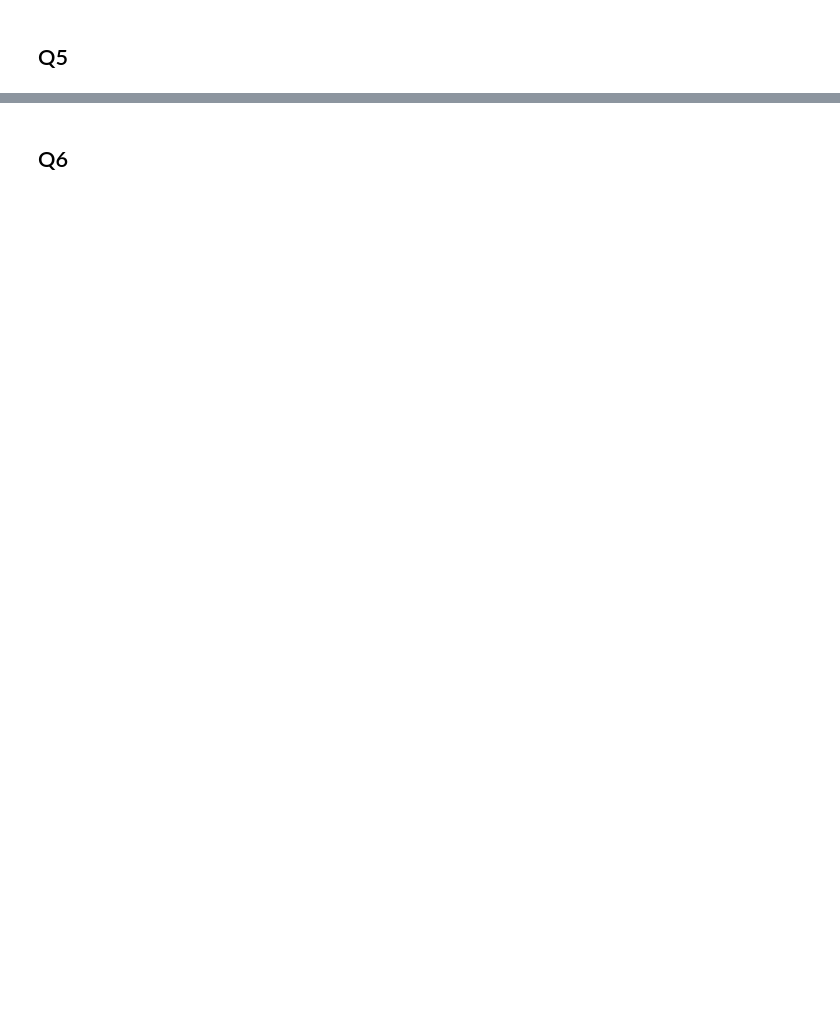
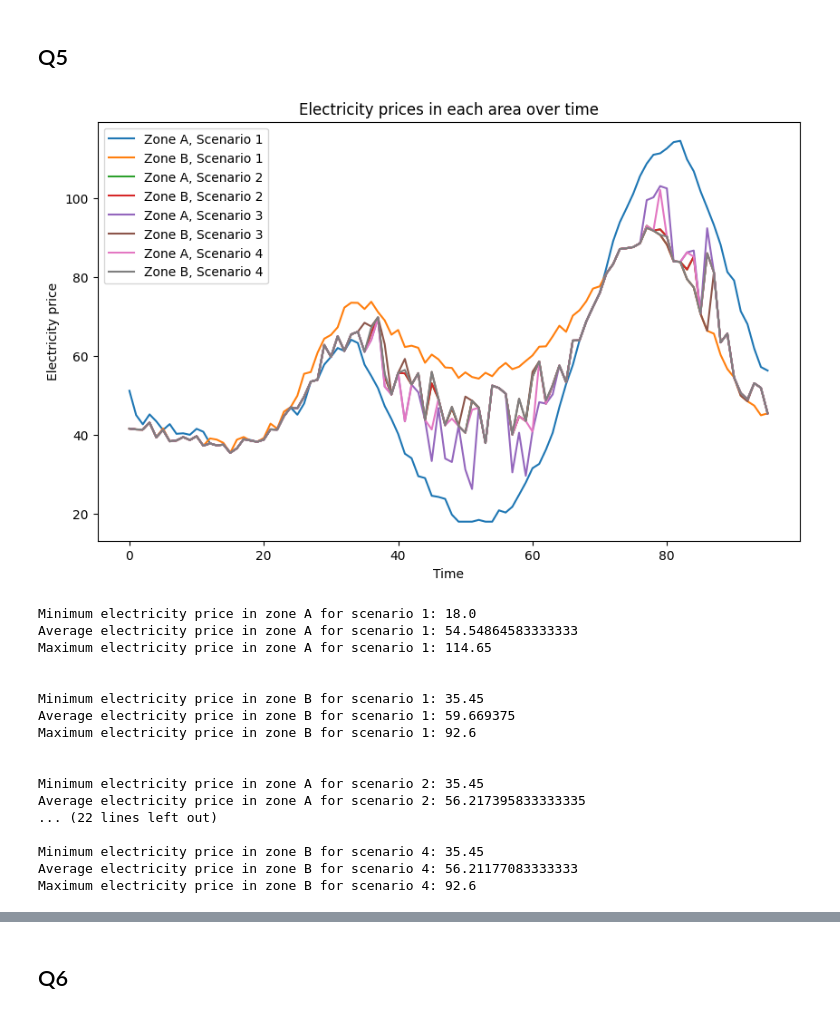
Before and after one commit to zeskeertwee/5XWA0_assignment2, a Jupyter notebook: main.ipynb, the cells around one changed output, grey strips where cells are left out. Drawn from its saved outputs; the diff is of its cells as text; code cells hidden in the pictures; blank space fills up the shorter version.

```diff
--- a/main.ipynb
+++ b/main.ipynb
@@ -251,7 +292,7 @@ for i in [3,4]:
 # electricity price and supply and demand volumes in each area over time in Scenarios 1-4
 
 # solve model
-solver = pyomo.SolverFactory('gurobi')
+solver = pyomo.SolverFactory('gurobi_direct')
 electricity_results = {}
 supply_results = {}
 demand_results = {}
@@ -278,30 +319,49 @@ zone_name = {
 plt.figure(figsize=(10,6))
 for i, params in scenarios.items():
     for z in model.Z:
         plt.plot([electricity_results[i][z][t] for t in model.T], label=f"Zone {zone_name[z]}, Scenario {i}")
 plt.xlabel('Time')
 plt.ylabel('Electricity price')
 plt.title('Electricity prices in each area over time')
 plt.legend()
 plt.show()
 
 # electricity price calculations
 for i, params in scenarios.items():
         for z in model.Z:
             print(f'Minimum electricity price in zone {zone_name[z]} for scenario {i}: {min([electricity_results[i][z][t] for t in model.T])}')
             print(f'Average electricity price in zone {zone_name[z]} for scenario {i}: {np.mean([electricity_results[i][z][t] for t in model.T])}')
             print(f'Maximum electricity price in zone {zone_name[z]} for scenario {i}: {max([electricity_results[i][z][t] for t in model.T])}')
             print("\n")
 
 
 # plot difference between supply and demand volumes over time for each scenario
 plt.figure(figsize=(10,6))
 for i, params in scenarios.items():
     for z in model.Z:
         difference = [supply_results[i][z][t] - demand_results[i][z][t] for t in model.T]
         plt.plot(difference, label=f"Zone {zone_name[z]}, Scenario {i}")
 plt.xlabel('Time')
 plt.ylabel('Volume difference')
 plt.title('Difference between supply and demand volumes over time')
 plt.legend()
 plt.show()
+# %% [output]
+[figure, added]
+Minimum electricity price in zone A for scenario 1: 18.0
+Average electricity price in zone A for scenario 1: 54.54864583333333
+Maximum electricity price in zone A for scenario 1: 114.65
+
+
+Minimum electricity price in zone B for scenario 1: 35.45
+Average electricity price in zone B for scenario 1: 59.669375
+Maximum electricity price in zone B for scenario 1: 92.6
+
+
+Minimum electricity price in zone A for scenario 2: 35.45
+Average electricity price in zone A for scenario 2: 56.217395833333335
+... (22 lines left out)
+
+Minimum electricity price in zone B for scenario 4: 35.45
+Average electricity price in zone B for scenario 4: 56.21177083333333
+Maximum electricity price in zone B for scenario 4: 92.6
```
Also changed, not shown: parts of 10 cells of this notebook.
